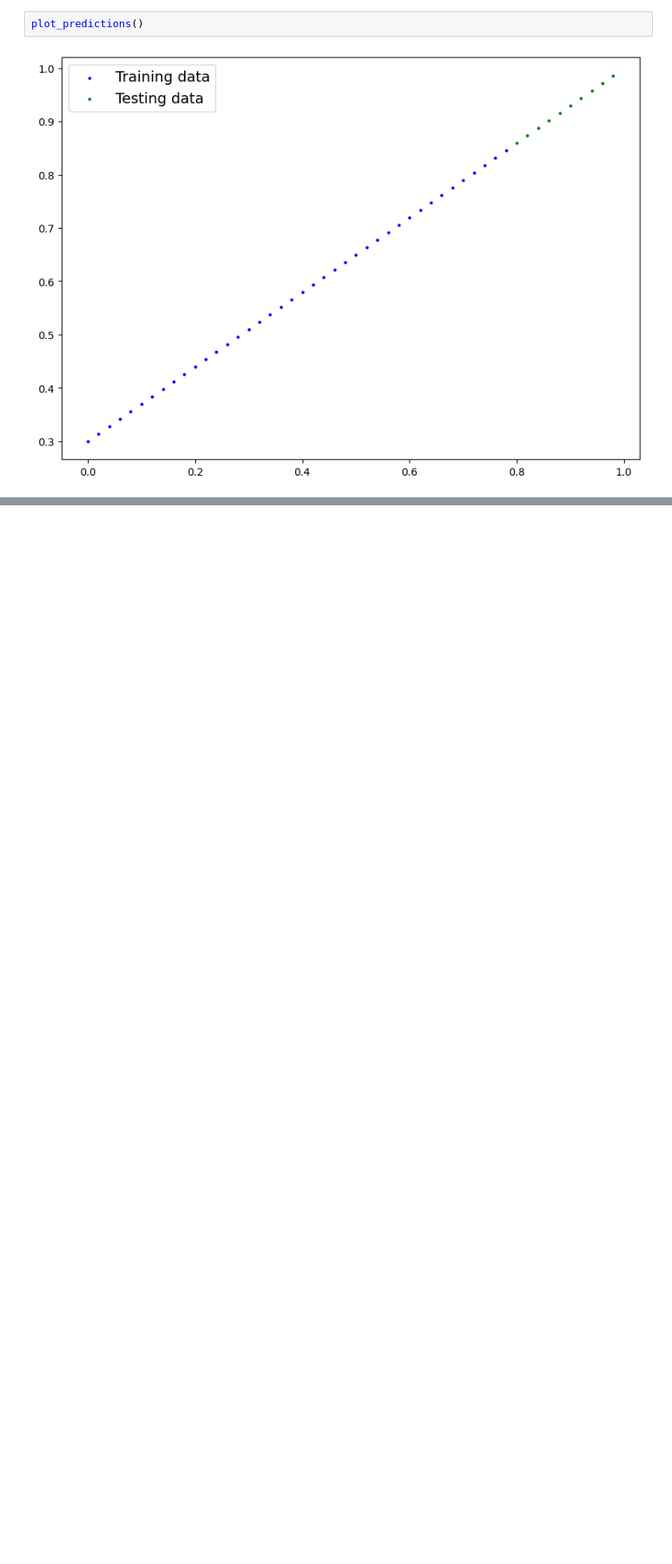
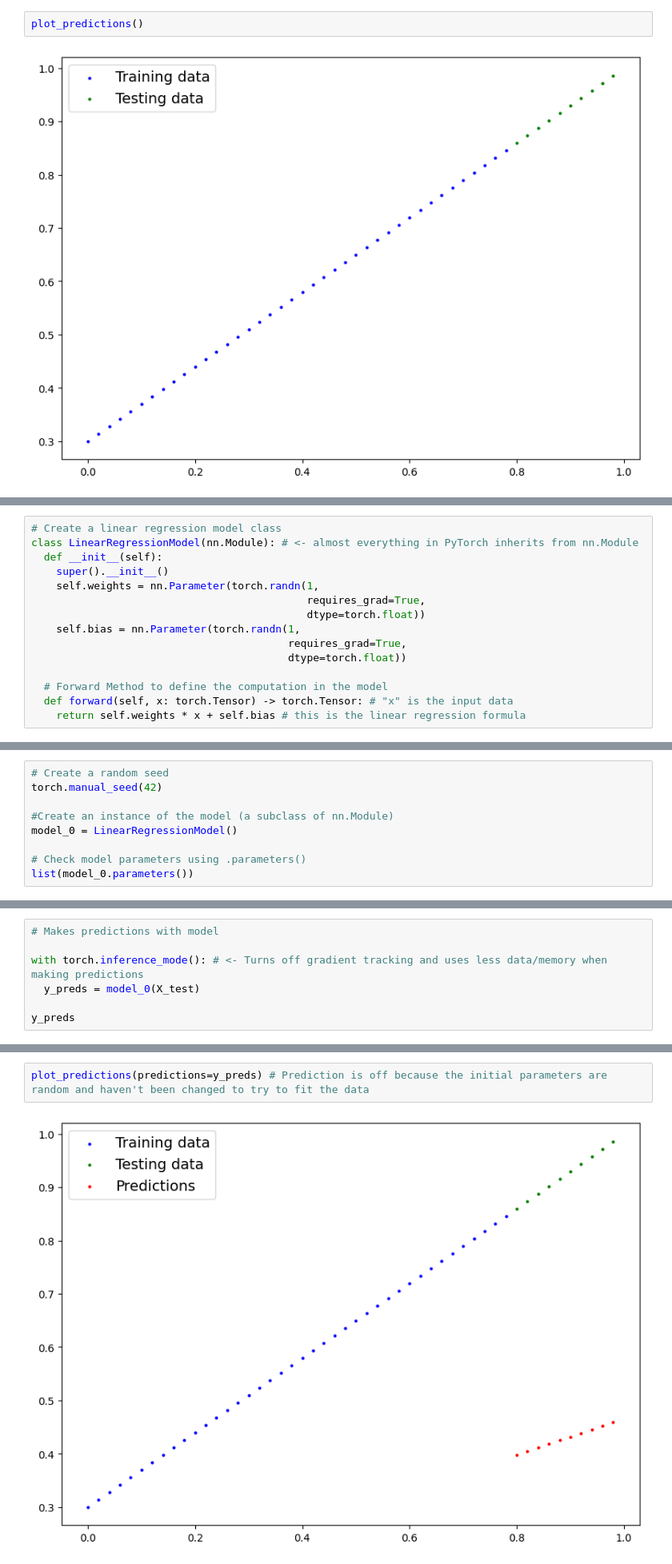
Before and after one commit to TheDodoDev/PyTorch-Notes, a Jupyter notebook: 01_PyTorch_Workflow_Notes.ipynb, the cells around one changed output, grey strips where cells are left out. Shown at 80% size. Saved outputs shown, nothing was run; the diff lists cells and outputs as text; blank space fills up the shorter version.

```diff
--- a/01_PyTorch_Workflow_Notes.ipynb
+++ b/01_PyTorch_Workflow_Notes.ipynb
@@ -103,0 +114,15 @@ plot_predictions()
+# %%
+# Create a linear regression model class
+class LinearRegressionModel(nn.Module): # <- almost everything in PyTorch inherits from nn.Module
+  def __init__(self):
+    super().__init__()
+    self.weights = nn.Parameter(torch.randn(1,
+                                            requires_grad=True,
+                                            dtype=torch.float))
+    self.bias = nn.Parameter(torch.randn(1,
+                                         requires_grad=True,
+                                         dtype=torch.float))
+
+  # Forward Method to define the computation in the model
+  def forward(self, x: torch.Tensor) -> torch.Tensor: # "x" is the input data
+    return self.weights * x + self.bias # this is the linear regression formula
@@ -103,0 +141,9 @@ plot_predictions()
+# %%
+# Create a random seed
+torch.manual_seed(42)
+
+#Create an instance of the model (a subclass of nn.Module)
+model_0 = LinearRegressionModel()
+
+# Check model parameters using .parameters()
+list(model_0.parameters())
@@ -103,0 +166,7 @@ plot_predictions()
+# %%
+# Makes predictions with model
+
+with torch.inference_mode(): # <- Turns off gradient tracking and uses less data/memory when making predictions
+  y_preds = model_0(X_test)
+
+y_preds
@@ -103,0 +197,4 @@ plot_predictions()
+# %%
+plot_predictions(predictions=y_preds) # Prediction is off because the initial parameters are random and haven't been changed to try to fit the data
+# %% [output]
+[figure, added]
```
Also changed, not shown: parts of 14 cells of this notebook.
